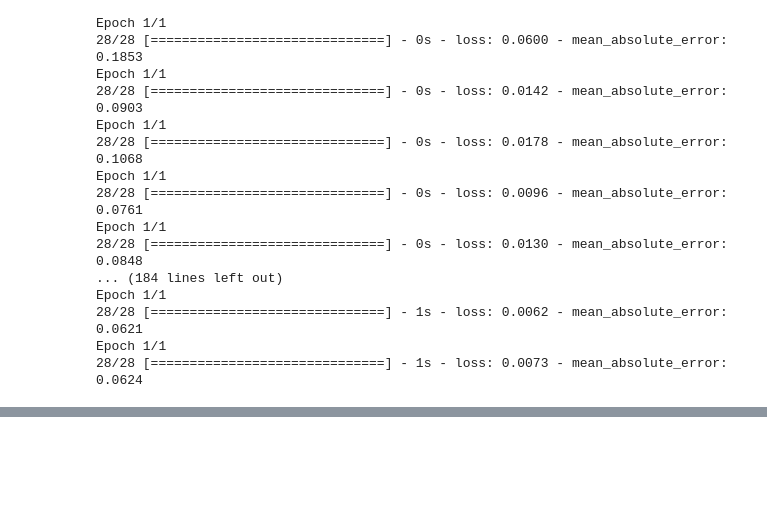
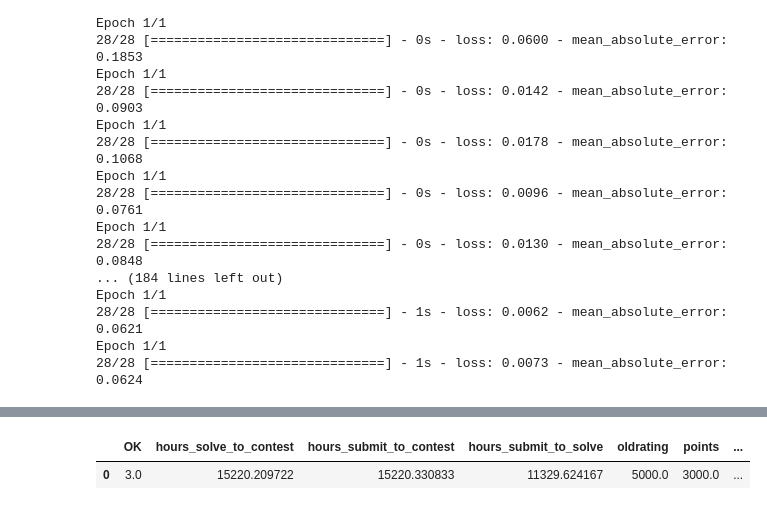
Before and after one commit to yjiao/codeforces_predict, a Jupyter notebook: keras_v2.ipynb, the cells around one changed output, grey strips where cells are left out. Cells and saved outputs as stored; diff of their text form; code cells hidden in the pictures; blank space fills up the shorter version.

```diff
--- a/keras_v2.ipynb
+++ b/keras_v2.ipynb
@@ -239,0 +266,5 @@ r2_score(Y[s], y_pred)
+# %%
+pd.read_csv('test')
+# %% [output]
+|  | OK | hours_solve_to_contest | hours_submit_to_contest | hours_submit_to_solve | oldrating | points | ... |
+| 0 | 3.0 | 15220.209722 | 15220.330833 | 11329.624167 | 5000.0 | 3000.0 | ... |
```
Also changed, not shown: parts of 9 cells of this notebook, 1 other file.
